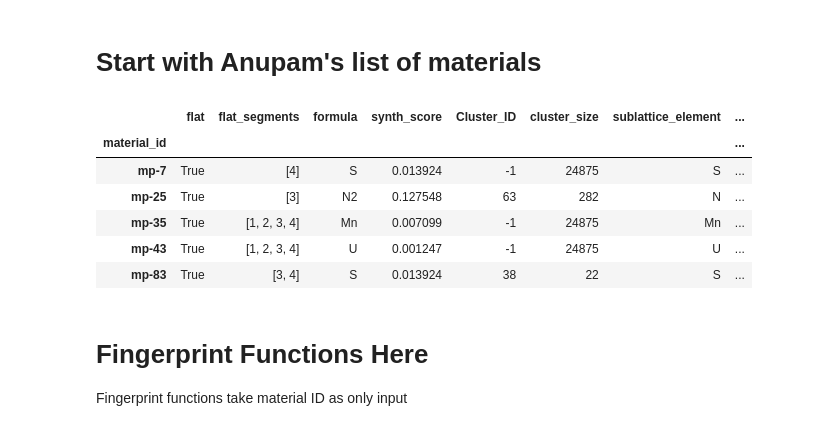
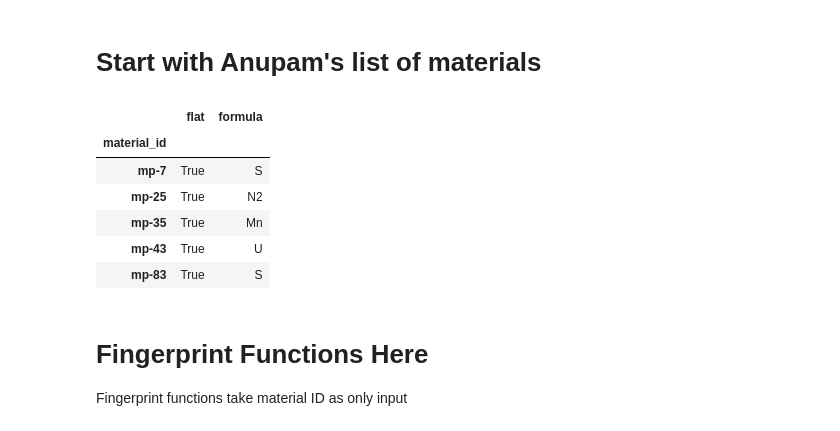
Before and after one commit to ThomasWarford/band-fingerprint, a Jupyter notebook: fingerprint_creation/materials_project.ipynb, the cells around one changed output. Saved outputs shown, nothing was run; the diff lists cells and outputs as text; code cells hidden in the pictures.

```diff
--- a/fingerprint_creation/materials_project.ipynb
+++ b/fingerprint_creation/materials_project.ipynb
@@ -48,15 +47,16 @@ To make a new fingerprint all you need to change is the constants above and/or t
 # Start with Anupam's list of materials
 # %%
 df_material = pd.read_csv("../fingerprints/materials_project/df_full_structure.csv", index_col="material_id")
+df_material = df_material[["flat", "formula"]]
 df_material.head()
 # %% [output]
-|  | flat | flat_segments | formula | synth_score | Cluster_ID | cluster_size | sublattice_element | ... |
-| material_id |  |  |  |  |  |  |  | ... |
-| mp-7 | True | [4] | S | 0.013924 | -1 | 24875 | S | ... |
-| mp-25 | True | [3] | N2 | 0.127548 | 63 | 282 | N | ... |
-| mp-35 | True | [1, 2, 3, 4] | Mn | 0.007099 | -1 | 24875 | Mn | ... |
-| mp-43 | True | [1, 2, 3, 4] | U | 0.001247 | -1 | 24875 | U | ... |
-| mp-83 | True | [3, 4] | S | 0.013924 | 38 | 22 | S | ... |
+|  | flat | formula |
+| material_id |  |  |
+| mp-7 | True | S |
+| mp-25 | True | N2 |
+| mp-35 | True | Mn |
+| mp-43 | True | U |
+| mp-83 | True | S |
 # %% [markdown]
 # Fingerprint Functions Here
 Fingerprint functions take material ID as only input
```
Also changed, not shown: parts of 7 cells of this notebook.
